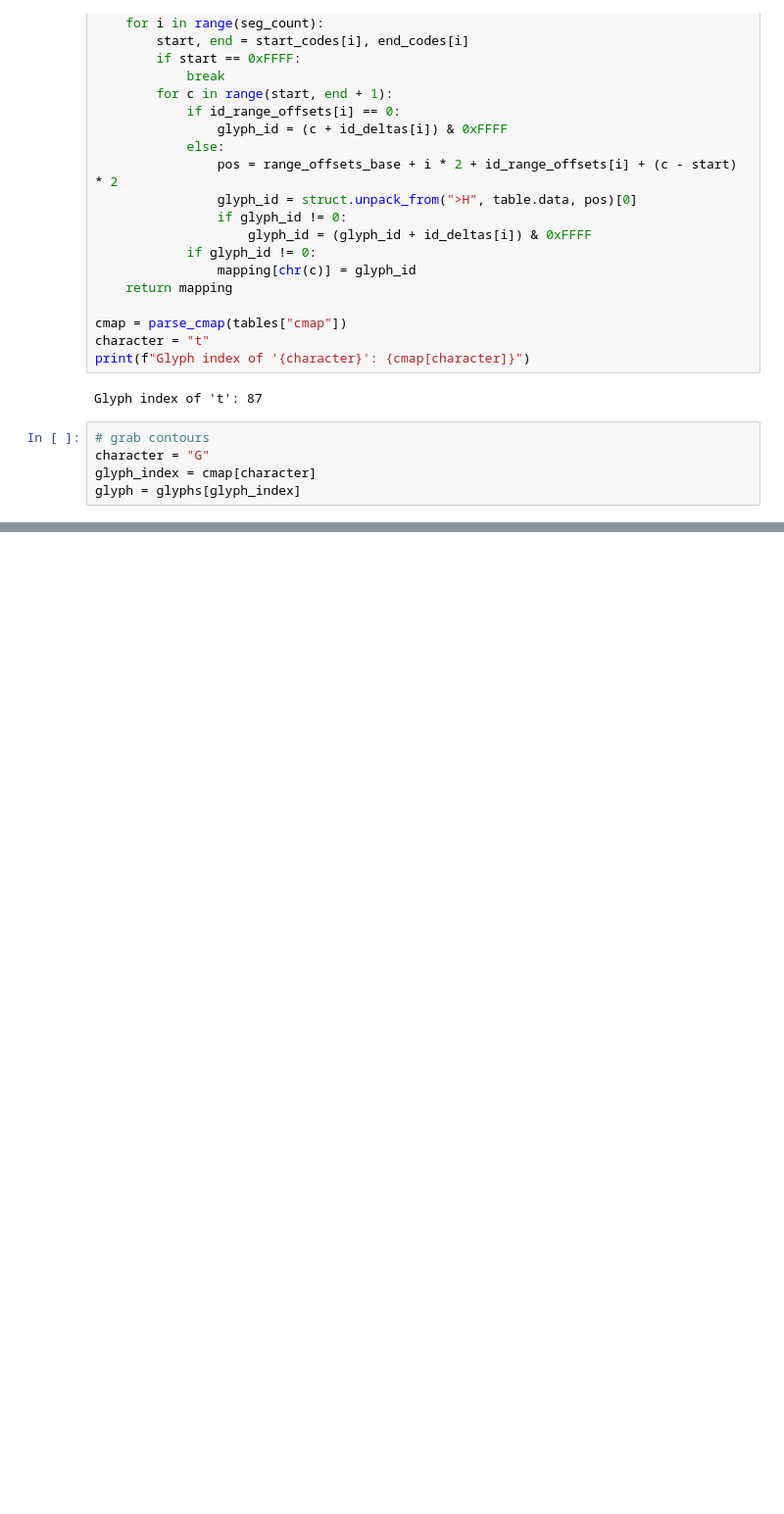
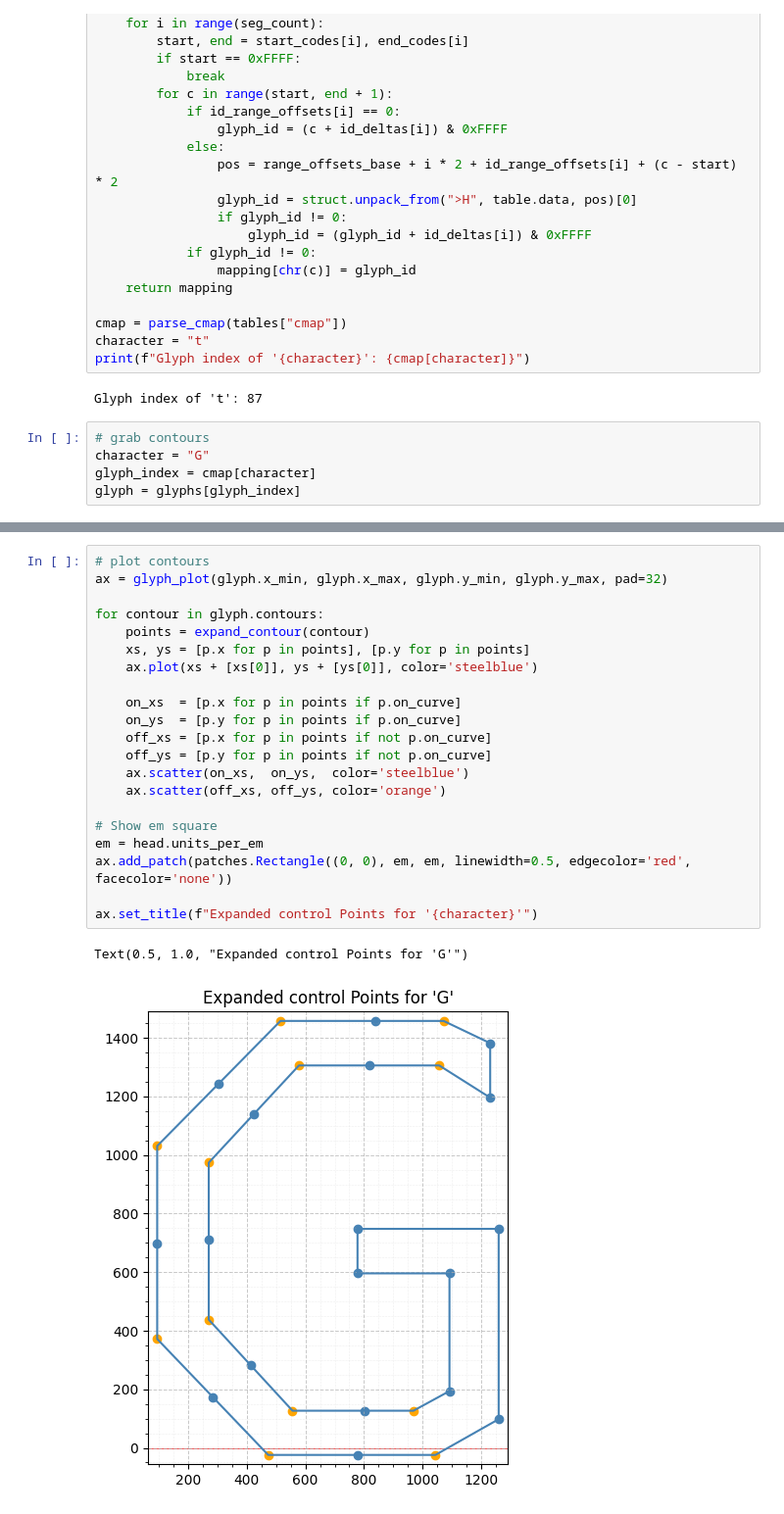
Before and after one commit to vidstige/cookie-talks, a Jupyter notebook: truetype/truetype.ipynb, the cells around one changed output, grey strips where cells are left out. Shown at 98% size. Cells and saved outputs as stored; diff of their text form; blank space fills up the shorter version.

```diff
--- a/truetype/truetype.ipynb
+++ b/truetype/truetype.ipynb
@@ -341,3 +374,27 @@ AttributeError: 'Figure' object has no attribute 'close'
+# %%
+# plot contours
+ax = glyph_plot(glyph.x_min, glyph.x_max, glyph.y_min, glyph.y_max, pad=32)
+
+for contour in glyph.contours:
+    points = expand_contour(contour)
+    xs, ys = [p.x for p in points], [p.y for p in points]
+    ax.plot(xs + [xs[0]], ys + [ys[0]], color='steelblue')
+
+    on_xs  = [p.x for p in points if p.on_curve]
+    on_ys  = [p.y for p in points if p.on_curve]
+    off_xs = [p.x for p in points if not p.on_curve]
+    off_ys = [p.y for p in points if not p.on_curve]
+    ax.scatter(on_xs,  on_ys,  color='steelblue')
+    ax.scatter(off_xs, off_ys, color='orange')
+
+# Show em square
+em = head.units_per_em
+ax.add_patch(patches.Rectangle((0, 0), em, em, linewidth=0.5, edgecolor='red', facecolor='none'))
+
+ax.set_title(f"Expanded control Points for '{character}'")
+# %% [output]
+Text(0.5, 1.0, "Expanded control Points for 'G'")
+[figure, added]
 # %%
 from matplotlib.path import Path
 import matplotlib.patches as patches
```
Also changed, not shown: parts of 10 cells of this notebook.
